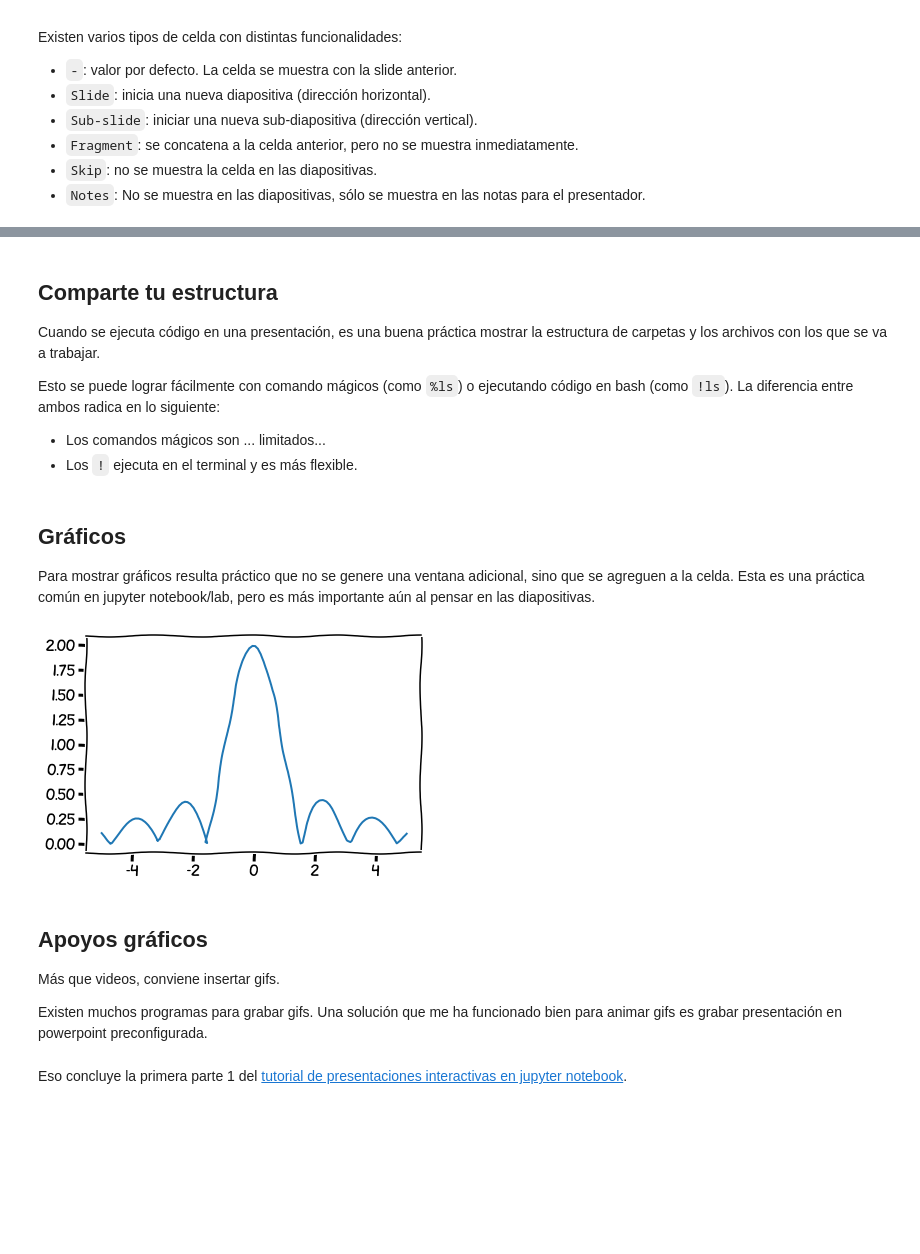
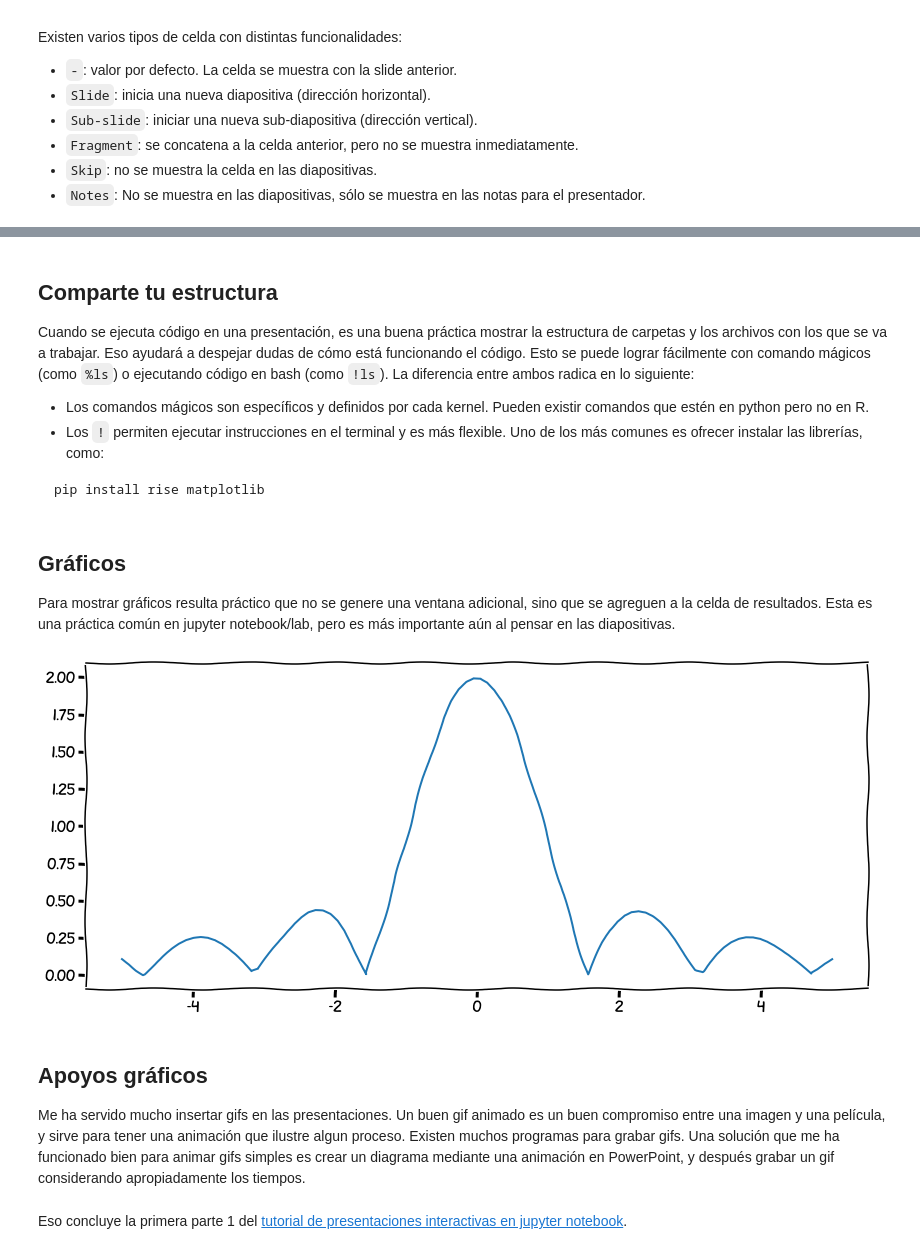
Before and after one commit to sebastiandres/blog, a Jupyter notebook: _notebooks/2021-08-01-tutorial-rise-parte-1.ipynb, the cells around one changed output, grey strips where cells are left out. Drawn from its saved outputs; the diff is of its cells as text; code cells hidden in the pictures; blank space fills up the shorter version.

````diff
--- a/_notebooks/2021-08-01-tutorial-rise-parte-1.ipynb
+++ b/_notebooks/2021-08-01-tutorial-rise-parte-1.ipynb
@@ -131,31 +131,34 @@ Para poder usar las notas del presentador necesitas tener al menos 2 pantallas:
 # %% [markdown]
 ## Comparte tu estructura
 
-Cuando se ejecuta código en una presentación, es una buena práctica mostrar la estructura de carpetas y los archivos con los que se va a trabajar.
-
+Cuando se ejecuta código en una presentación, es una buena práctica mostrar la estructura de carpetas y los archivos con los que se va a trabajar. Eso ayudará a despejar dudas de cómo está funcionando el código.
 Esto se puede lograr fácilmente con comando mágicos (como `%ls`) o ejecutando código en bash (como `!ls`).
 La diferencia entre ambos radica en lo siguiente:
-* Los comandos mágicos son ... limitados...
-* Los `!` ejecuta en el terminal y es más flexible.
+* Los comandos mágicos son específicos y definidos por cada kernel. Pueden existir comandos que estén en python pero no en R.
+* Los `!` permiten ejecutar instrucciones en el terminal y es más flexible. Uno de los más comunes es ofrecer instalar  las librerías, como:
+```bash
+pip install rise matplotlib
+```
 # %% [markdown]
 ## Gráficos
 
-Para mostrar gráficos resulta práctico que no se genere una ventana adicional, sino que se agreguen a la celda. Esta es una práctica común en jupyter notebook/lab, pero es más importante aún al pensar en las diapositivas.
+Para mostrar gráficos resulta práctico que no se genere una ventana adicional, sino que se agreguen a la celda de resultados. Esta es una práctica común en jupyter notebook/lab, pero es más importante aún al pensar en las diapositivas.
 # %%
 %matplotlib inline
 from matplotlib import pyplot as plt
 import numpy as np
+
 with plt.xkcd():
+    fig = plt.figure(figsize=(14,6))
     x = np.linspace(-5,5,num=100)
     y = np.abs(np.abs(np.sin(2*x)/x))
     plt.plot(x,y)
 # %% [output]
-[figure, old version]
+[figure, new version]
 # %% [markdown]
 ## Apoyos gráficos
-Más que videos, conviene insertar gifs.
 
-Existen muchos programas para grabar gifs.
-Una solución que me ha funcionado bien para animar gifs es grabar presentación en powerpoint preconfigurada.
+Me ha servido mucho insertar gifs en las presentaciones. Un buen gif animado es un buen compromiso entre una imagen y una película, y sirve para tener una animación que ilustre algun proceso. Existen muchos programas para grabar gifs.
+Una solución que me ha funcionado bien para animar gifs simples es crear un diagrama mediante una animación en PowerPoint, y después grabar un gif considerando apropiadamente los tiempos.
 # %% [markdown]
 Eso concluye la primera parte 1 del [tutorial de presentaciones interactivas en jupyter notebook](https://sebastiandres.github.io/blog/tutorial-rise/).
````
Also changed, not shown: parts of 8 cells of this notebook.
